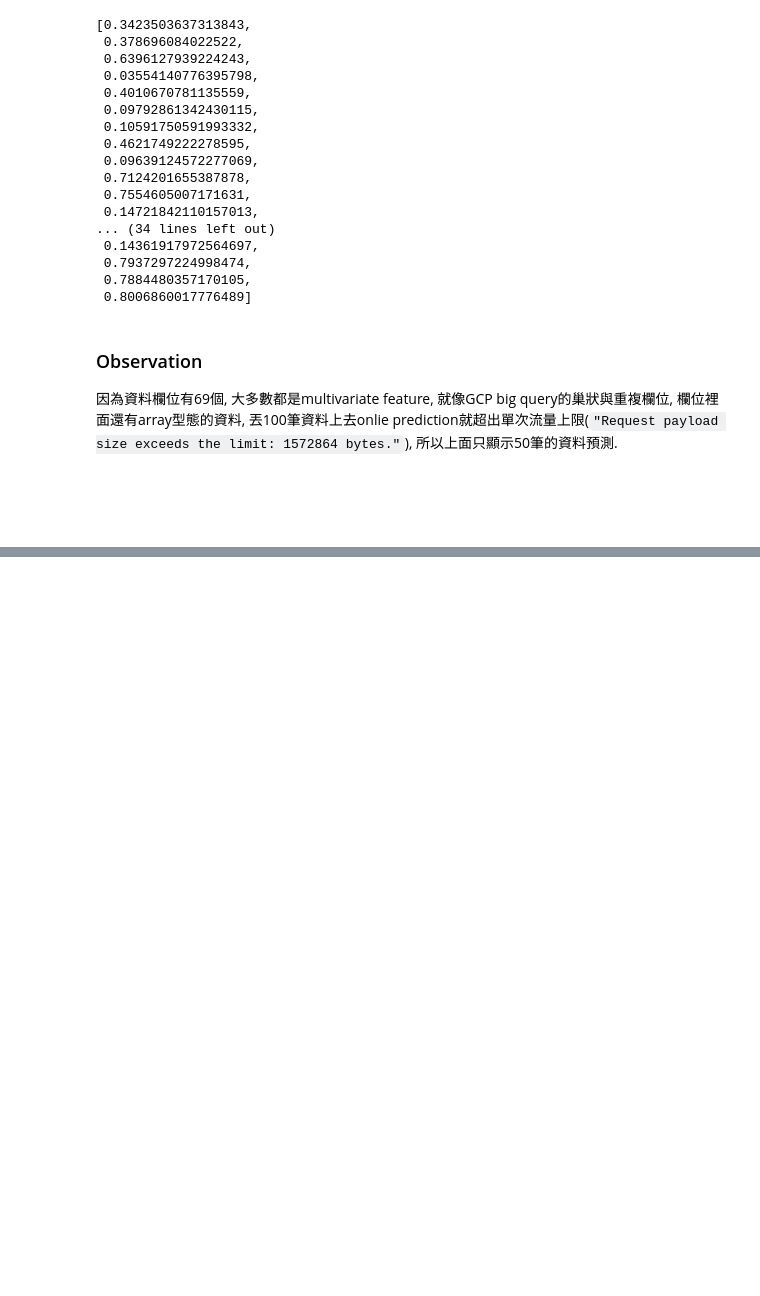
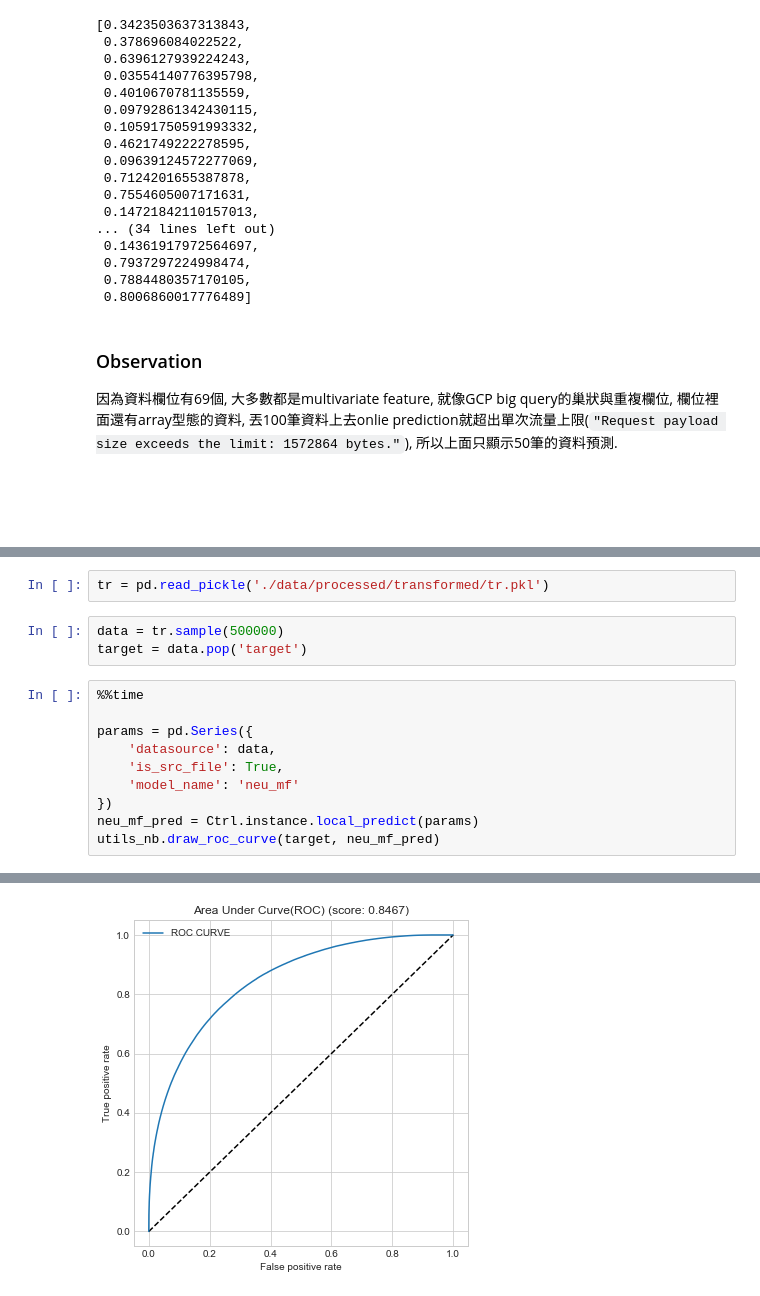
Before and after one commit to CloudMile/ml-specialized, a Jupyter notebook: kkbox/kkbox.ipynb, the cells around one changed output, grey strips where cells are left out. Drawn from its saved outputs; the diff is of its cells as text; blank space fills up the shorter version.

```diff
--- a/kkbox/kkbox.ipynb
+++ b/kkbox/kkbox.ipynb
@@ -1385,0 +1368,16 @@ auc: 0.7082171469079945
+# %%
+tr = pd.read_pickle('./data/processed/transformed/tr.pkl')
+# %%
+data = tr.sample(500000)
+target = data.pop('target')
+# %%
+%%time
+
+params = pd.Series({
+    'datasource': data,
+    'is_src_file': True,
+    'model_name': 'neu_mf'
+})
+neu_mf_pred = Ctrl.instance.local_predict(params)
+utils_nb.draw_roc_curve(target, neu_mf_pred)
+# %% [output]
@@ -1385,0 +1401 @@ auc: 0.7082171469079945
+[figure, added]
```
Also changed, not shown: parts of 15 cells of this notebook, 6 other files.
